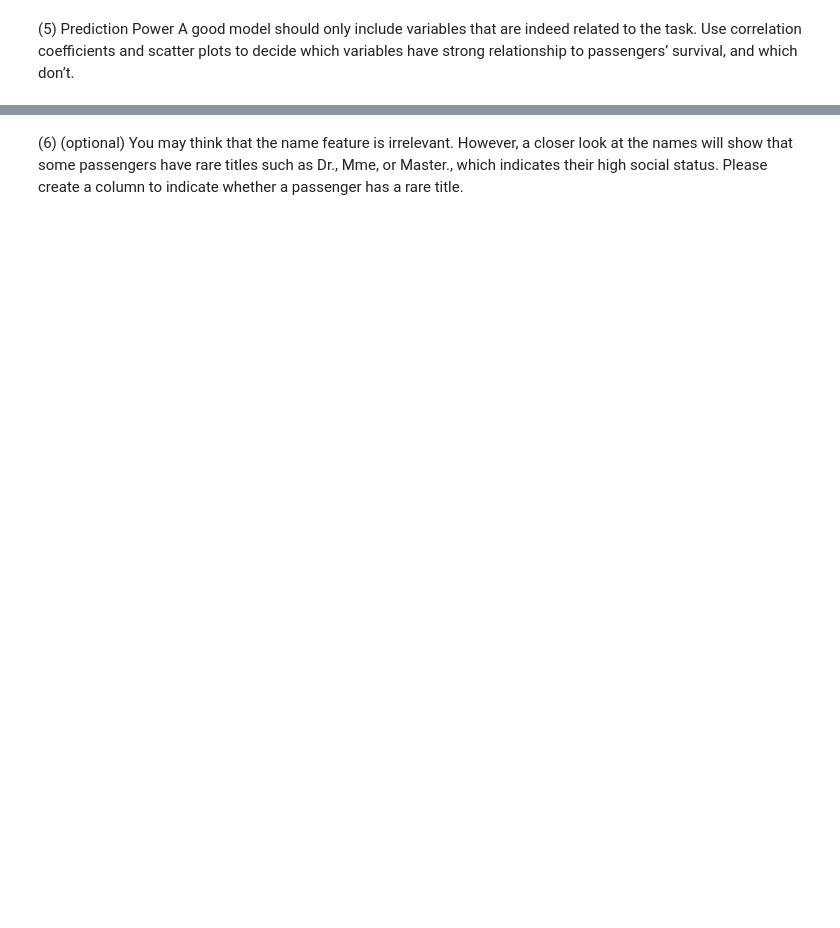
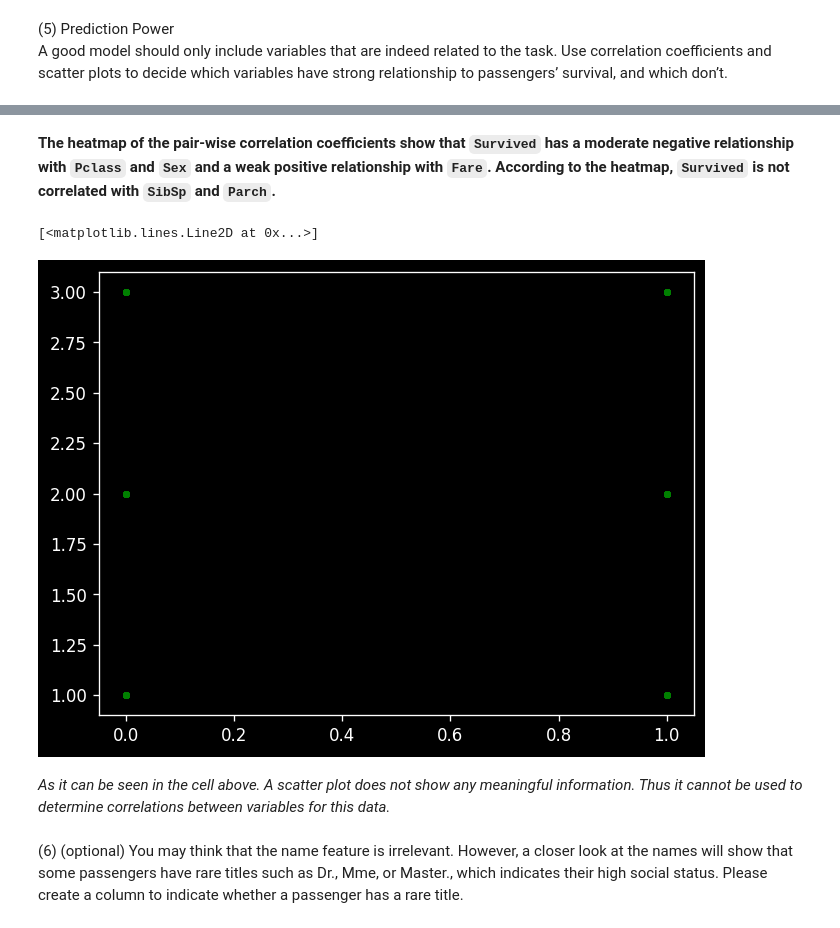
Before and after one commit to irisfield/cmp414, a Jupyter notebook: assignments/midterm.ipynb, the cells around one changed output, grey strips where cells are left out. Drawn from its saved outputs; the diff is of its cells as text; code cells hidden in the pictures; blank space fills up the shorter version.

```diff
--- a/assignments/midterm.ipynb
+++ b/assignments/midterm.ipynb
@@ -31,0 +162,7 @@ A good model should only include variables that are indeed related to the task.
+# %% [markdown]
+**The heatmap of the pair-wise correlation coefficients show that `Survived` has a moderate negative relationship with `Pclass` and `Sex` and a weak positive relationship with `Fare`. According to the heatmap, `Survived` is not correlated with `SibSp` and `Parch`.**
+# %%
+plt.plot(train_cleaned["Survived"], train_cleaned["Pclass"], "g.")
+# %% [output]
+[<matplotlib.lines.Line2D at 0x...>]
+[figure, added]
@@ -32,2 +172,4 @@ A good model should only include variables that are indeed related to the task.
+# %% [markdown]
+*As it can be seen in the cell above. A scatter plot does not show any meaningful information. Thus it cannot be used to determine correlations between variables for this data.*
 # %% [markdown]
 (6) (optional) You may think that the name feature is irrelevant. However, a closer look at the names will show that some passengers have rare titles such as Dr., Mme, or Master., which indicates their high social status. Please create a column to indicate whether a passenger has a rare title.
```
Also changed, not shown: parts of 51 cells of this notebook.
